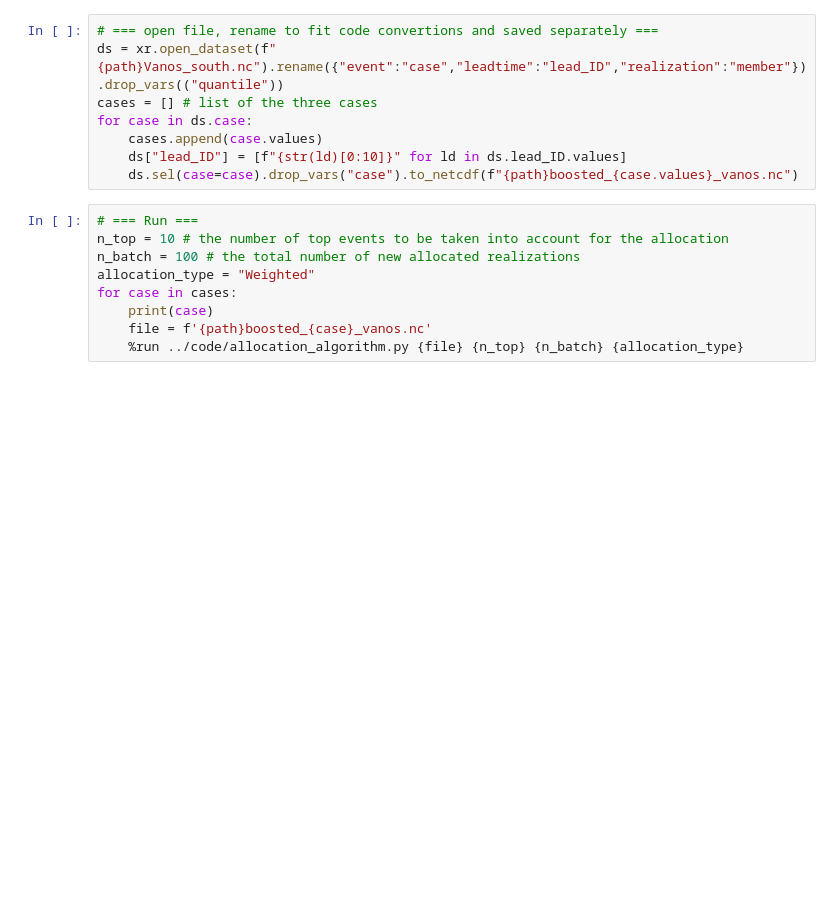
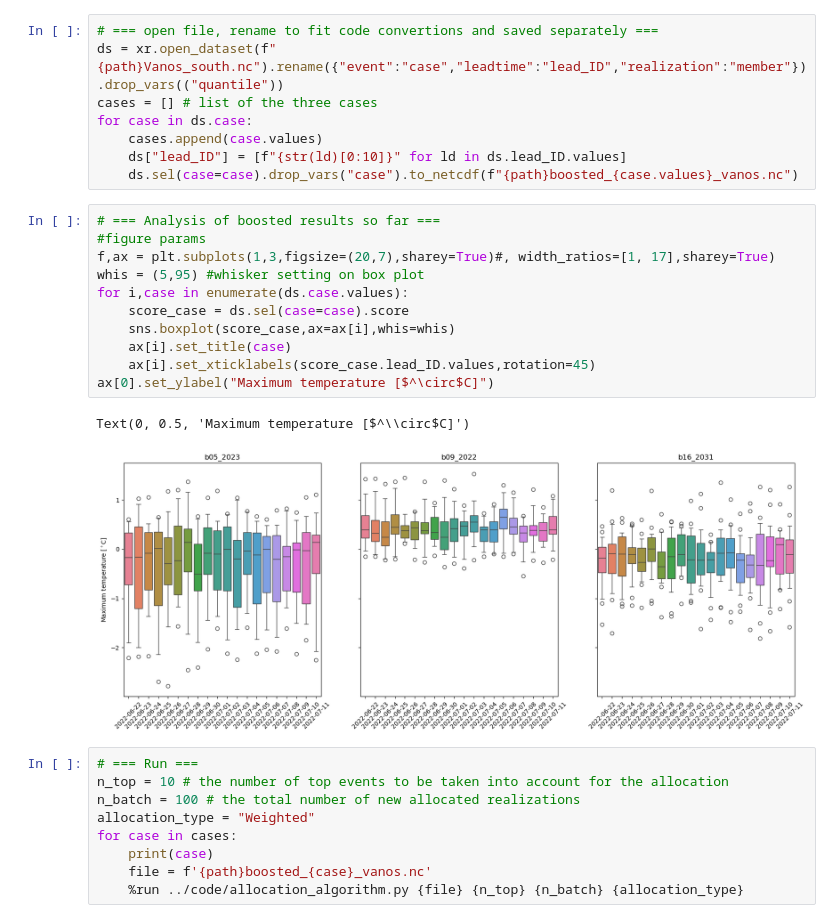
Before and after one commit to luna-bloin/Boost_optimization, a Jupyter notebook: notebooks/run_alloc_algo.ipynb, the cells around one changed output. Saved outputs shown, nothing was run; the diff lists cells and outputs as text; blank space fills up the shorter version.

Commit message:
added plotting of results

```diff
--- a/notebooks/run_alloc_algo.ipynb
+++ b/notebooks/run_alloc_algo.ipynb
@@ -19,6 +21,20 @@ for case in ds.case:
     cases.append(case.values)
     ds["lead_ID"] = [f"{str(ld)[0:10]}" for ld in ds.lead_ID.values]
     ds.sel(case=case).drop_vars("case").to_netcdf(f"{path}boosted_{case.values}_vanos.nc")
+# %%
+# === Analysis of boosted results so far ===
+#figure params
+f,ax = plt.subplots(1,3,figsize=(20,7),sharey=True)#, width_ratios=[1, 17],sharey=True)
+whis = (5,95) #whisker setting on box plot
+for i,case in enumerate(ds.case.values):
+    score_case = ds.sel(case=case).score
+    sns.boxplot(score_case,ax=ax[i],whis=whis)
+    ax[i].set_title(case)
+    ax[i].set_xticklabels(score_case.lead_ID.values,rotation=45)
+ax[0].set_ylabel("Maximum temperature [$^\circ$C]")
+# %% [output]
+Text(0, 0.5, 'Maximum temperature [$^\\circ$C]')
+[figure, added]
 # %%
 # === Run ===
 n_top = 10 # the number of top events to be taken into account for the allocation
```
Also changed, not shown: parts of 1 cell of this notebook, 1 other file.
